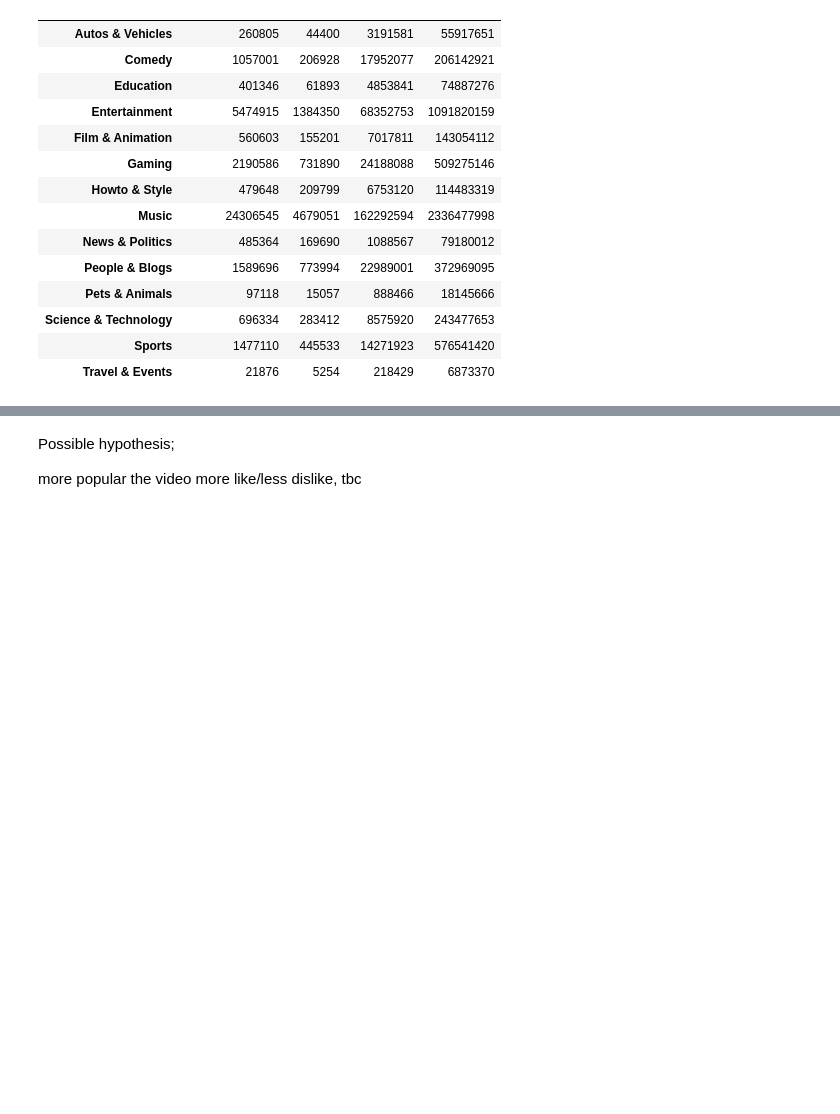
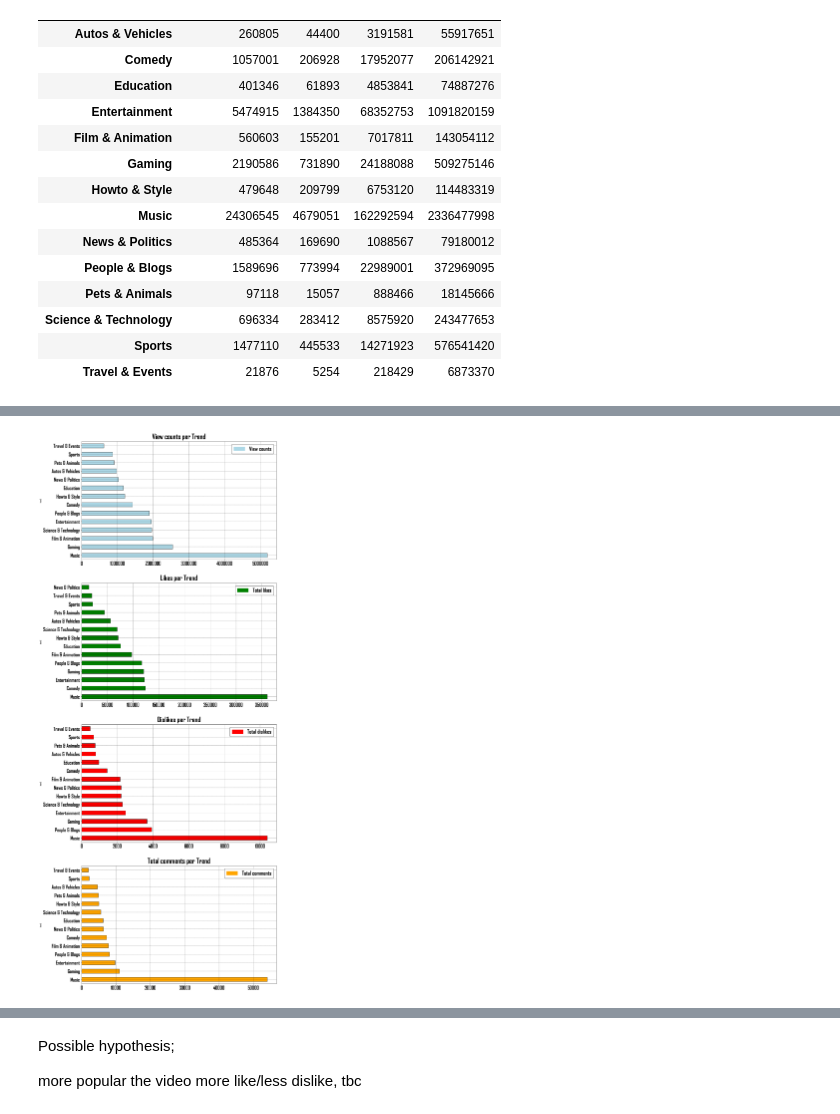
Before and after one commit to gorkemguneser/Youtube-Trending-Videos-Statistical-Analysis, a Jupyter notebook: code/gorkem.ipynb, the cells around one changed output, grey strips where cells are left out. Drawn from its saved outputs; the diff is of its cells as text; code cells hidden in the pictures; blank space fills up the shorter version.

```diff
--- a/code/gorkem.ipynb
+++ b/code/gorkem.ipynb
@@ -167,0 +209,95 @@ sns.pairplot(data_gb_pivot_table.reset_index(),hue="trend")
+# %%
+data_gb_numerical_categorized = data_gb_unique[["view_count",
+                                                "likes","dislikes","comment_count","trend"]]
+
+data_gb_numerical_categorized_pivot_table = pd.pivot_table(data_gb_unique,
+                                                           values=("view_count","likes",
+                                                                    "dislikes","comment_count",
+                                                                  ),index="trend")
+
+# Setting plot properties
+plt.rc('font', weight='bold')
+plt.rc('xtick', labelsize=20)
+plt.rc('ytick', labelsize=20)
+plt.rcParams["figure.figsize"] = (14,40)
+
+
+
+
+fig1, ax = plt.subplots(4,1)
+
+
+
+'''
+# Drawing view_count vs trends plot in subplot 0
+'''
+
+data_gb_numerical_categorized_pivot_table[["view_count"]].sort_values(
+    by="view_count",ascending=False).plot.barh(
+    ax=ax[0],stacked=True,edgecolor="k",lw=1,color="lightblue")
+
+
+ax[0].set_title("View counts per Trend",size=28,fontweight="bold",pad=10,color="k")
+
+
+likes_legend = mpatches.Patch(color='lightblue', label='View counts')
+ax[0].legend(handles=[likes_legend],edgecolor="k",prop={"size":22})
+
+ax[0].grid(True,color="k",ls=":")
+
+# only different step from the rest
+ax[0].get_xaxis().get_major_formatter().set_scientific(False)   # to close scientific notation
+
+'''
+# Drawing total likes vs trends plot in subplot 1
+'''
+
+data_gb_numerical_categorized_pivot_table[["likes"]].sort_values(
+    by="likes",ascending=False).plot.barh(
+    ax=ax[1],stacked=True,edgecolor="k",lw=1,color="green")
+
+
+ax[1].set_title("Likes per Trend",size=28,fontweight="bold",pad=10,color="k")
+
+
+likes_legend = mpatches.Patch(color='green', label='Total likes')
+ax[1].legend(handles=[likes_legend],edgecolor="k",prop={"size":22})
+
+ax[1].grid(True,color="k",ls=":")
+
+
+'''
+# Drawing total dislikes vs trends plot in subplot 2
+'''
+
+data_gb_numerical_categorized_pivot_table[["dislikes"]].sort_values(
+    by="dislikes",ascending=False).plot.barh(
+    ax=ax[2],stacked=True,edgecolor="k",lw=1,color="red")
+
+
+ax[2].set_title("Dislikes per Trend",size=28,fontweight="bold",pad=10,color="k")
+
+
+dislikes_legend = mpatches.Patch(color='red', label='Total dislikes')
+ax[2].legend(handles=[dislikes_legend],edgecolor="k",prop={"size":22})
+
+ax[2].grid(True,color="k",ls=":")
+
+'''
+# Drawing total comment_count vs trends plot in subplot 3
+'''
+
+data_gb_numerical_categorized_pivot_table[["comment_count"]].sort_values(
+    by="comment_count",ascending=False).plot.barh(
+    ax=ax[3],stacked=True,edgecolor="k",lw=1,color="orange")
+
+
+ax[3].set_title("Total comments per Trend",size=28,fontweight="bold",pad=10,color="k")
+
+
+dislikes_legend = mpatches.Patch(color='orange', label='Total comments')
+ax[3].legend(handles=[dislikes_legend],edgecolor="k",prop={"size":22})
+
+ax[3].grid(True,color="k",ls=":")
+# %% [output]
+[figure, added]
```
Also changed, not shown: parts of 8 cells of this notebook.
